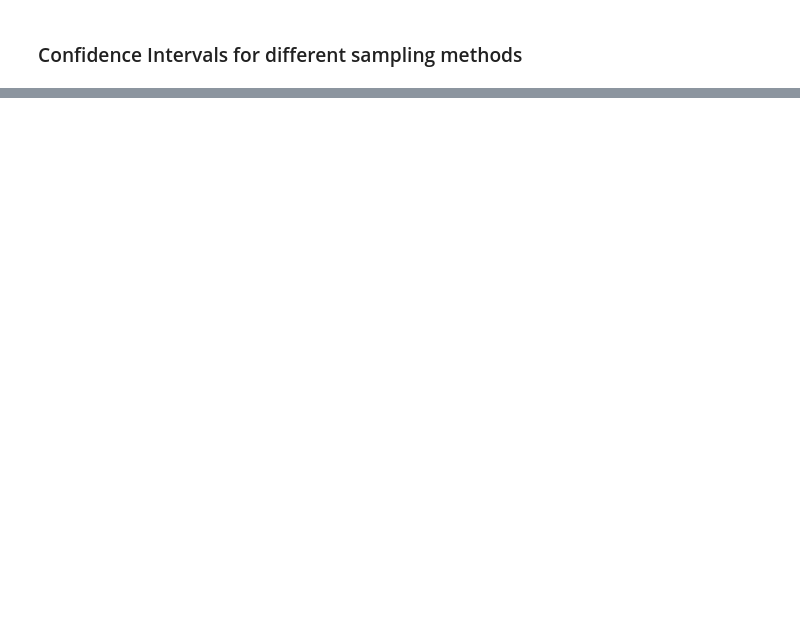
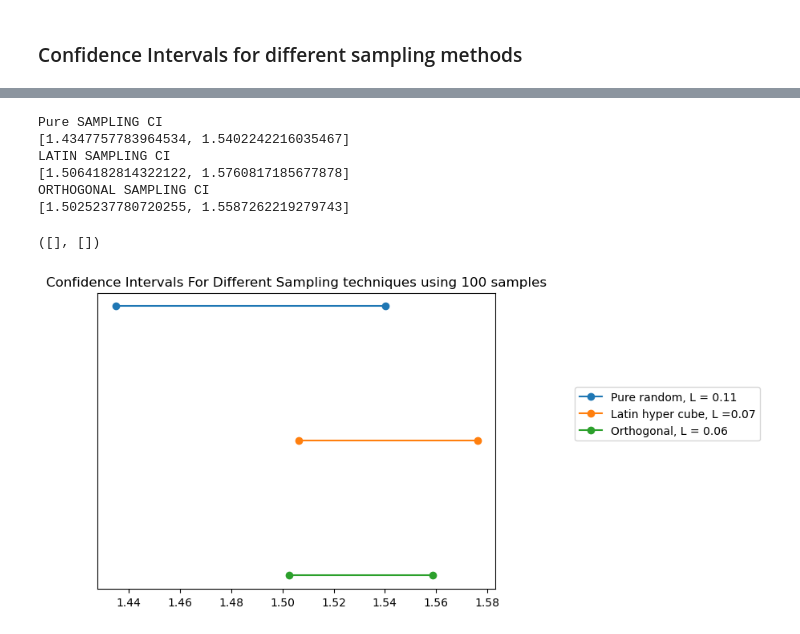
Before and after one commit to AleksSliw/Stochastic-modelling, a Jupyter notebook: Assignment 1.ipynb, the cells around one changed output, grey strips where cells are left out. Cells and saved outputs as stored; diff of their text form; code cells hidden in the pictures; blank space fills up the shorter version.

```diff
--- a/Assignment 1.ipynb
+++ b/Assignment 1.ipynb
@@ -466,8 +362,0 @@ def pure_sampling(data, iterations, sample, xlen, ylen):
-# %%
-areas_pure = []
-
-for i in range(100):
-    area = pure_sampling(data_set,1000, 100, xrange, yrange)
-    areas_pure.append(area)
-
-print(areas_pure)
@@ -493,4 +467,42 @@ def confidence_intervals(data):
     confidence_interval = [mean - margin_of_error, mean + margin_of_error]
 
     return confidence_interval
+# %%
+#Confidence intervals for sampling methods with small samples
+
+print("Pure SAMPLING CI")
+confidence_interval_pure = confidence_intervals(areas_pure_s_sample)
+length_pure = confidence_interval_pure[1] - confidence_interval_pure[0]
+print(confidence_interval_pure)
+
+print("LATIN SAMPLING CI")
+
+confidence_interval_latin = confidence_intervals(areas_latin_s_sample)
+length_latin = confidence_interval_latin[1] - confidence_interval_latin[0]
+print(confidence_interval_latin)
+
+print("ORTHOGONAL SAMPLING CI")
+confidence_interval_orthogonal = confidence_intervals(areas_orthogonal_s_sample)
+length_orthogonal = confidence_interval_orthogonal[1] - confidence_interval_orthogonal[0]
+print(confidence_interval_orthogonal)
+
+plt.plot(confidence_interval_pure,[3,3], label = "Pure random, L = " +str(round(length_pure, 2)), marker='o')
+plt.plot(confidence_interval_latin,[2,2], label = "Latin hyper cube, L =" +str(round(length_latin, 2)), marker='o')
+plt.plot(confidence_interval_orthogonal,[1,1], label = "Orthogonal, L = " +str(round(length_orthogonal, 2)), marker='o')
+
+
+plt.title("Confidence Intervals For Different Sampling techniques using 100 samples")
+
+plt.legend(loc=(1.2, 0.5))
+
+plt.yticks([])  # Hide y-axis tick labels as well
+# %% [output]
+Pure SAMPLING CI
+[1.4347757783964534, 1.5402242216035467]
+LATIN SAMPLING CI
+[1.5064182814322122, 1.5760817185677878]
+ORTHOGONAL SAMPLING CI
+[1.5025237780720255, 1.5587262219279743]
+([], [])
+[figure, added]
 # %%
```
Also changed, not shown: parts of 36 cells of this notebook.
